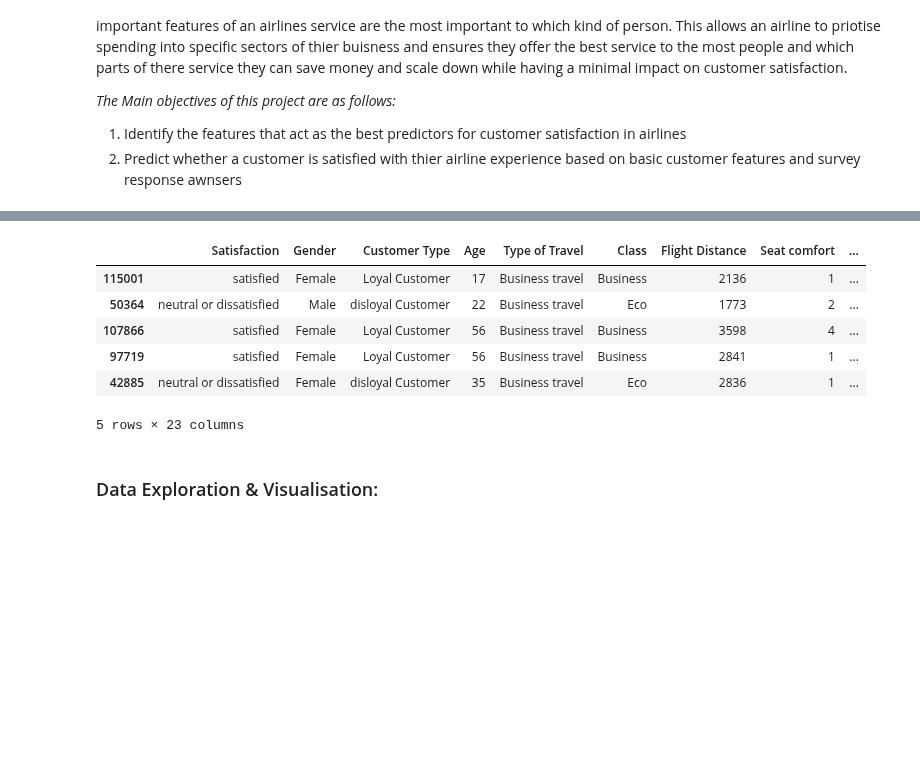
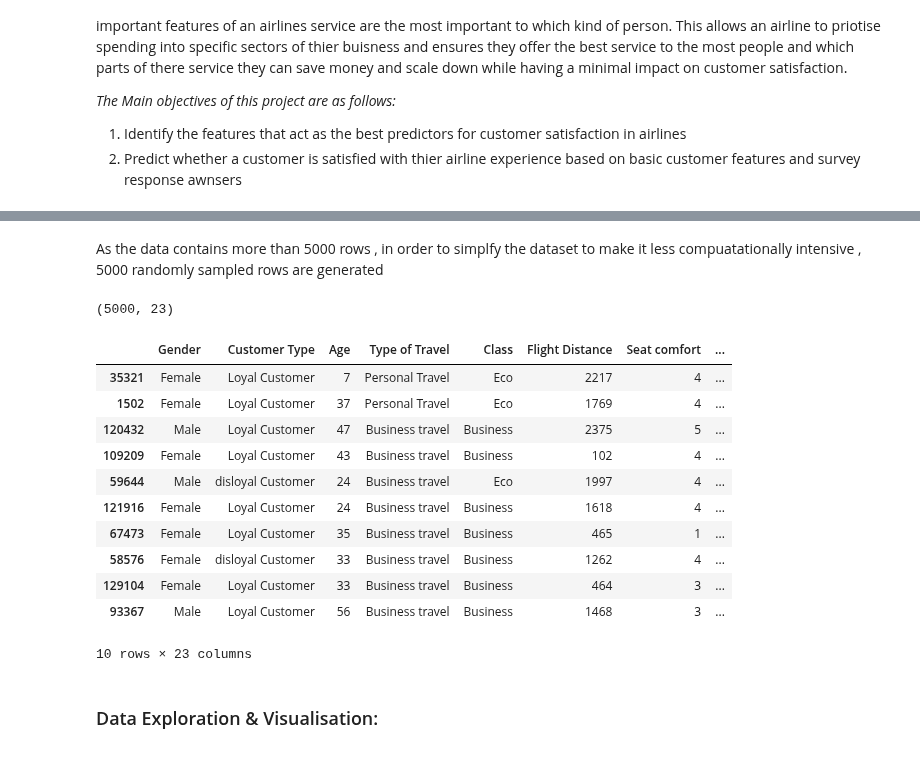
Before and after one commit to Mattjben/Passeneger-satisfaction-machine-learning, a Jupyter notebook: Phase 1_Airplane.ipynb, the cells around one changed output, grey strips where cells are left out. Drawn from its saved outputs; the diff is of its cells as text; code cells hidden in the pictures; blank space fills up the shorter version.

```diff
--- a/Phase 1_Airplane.ipynb
+++ b/Phase 1_Airplane.ipynb
@@ -180,10 +152,14 @@ Index(['id', 'satisfaction_v2', 'Gender', 'Customer Type', 'Age',
 # %%
+# reorder columns so target feature is at the end
+df=df.rename(columns={'satisfaction_v2':'Satisfaction'})
 new_cols = ['id', 'Gender', 'Customer Type', 'Age',
        'Type of Travel', 'Class', 'Flight Distance', 'Seat comfort',
        'Departure/Arrival time convenient', 'Food and drink', 'Gate location',
        'Inflight wifi service', 'Inflight entertainment', 'Online support',
        'Ease of Online booking', 'On-board service', 'Leg room service',
        'Baggage handling', 'Checkin service', 'Cleanliness', 'Online boarding',
-       'Departure Delay in Minutes', 'Arrival Delay in Minutes','satisfaction_v2']
+       'Departure Delay in Minutes', 'Arrival Delay in Minutes','Satisfaction']
+#rename columns + remove redunant column
 df=df.reindex(columns=new_cols)
-df=df.rename(columns={'satisfaction_v2':"Satisfaction"})
+
+airplane_df = df.drop(columns=["id"])
@@ -213,5 +190,4 @@ dtype: int64
 # %%
-print(airplane_df['Arrival Delay in Minutes'].count())
-print(393/airplane_df['Arrival Delay in Minutes'].count())
-airplane_df = airplane_df.dropna()
+airplane_df['Departure Delay in Minutes'] = airplane_df['Departure Delay in Minutes'].astype(float)
+print(airplane_df.dtypes)
 # %% [output]
@@ -220,15 +278,23 @@ airplane_df = airplane_df.dropna()
+# %% [markdown]
+As the data contains more than 5000 rows , in order to simplfy the dataset to make it less compuatationally intensive , 5000 randomly sampled rows are generated
 # %%
-airplane_df = airplane_df.sample(n=5000, random_state=999)
-airplane_df.shape
-airplane_df.sample(5, random_state=999)
+airplane_df = airplane_df.sample(n=5000, random_state=111)
+print(airplane_df.shape)
+airplane_df.sample(10, random_state=111)
 # %% [output]
+(5000, 23)
-|  | Satisfaction | Gender | Customer Type | Age | Type of Travel | Class | Flight Distance | Seat comfort | ... |
-| 115001 | satisfied | Female | Loyal Customer | 17 | Business travel | Business | 2136 | 1 | ... |
-| 50364 | neutral or dissatisfied | Male | disloyal Customer | 22 | Business travel | Eco | 1773 | 2 | ... |
-| 107866 | satisfied | Female | Loyal Customer | 56 | Business travel | Business | 3598 | 4 | ... |
-| 97719 | satisfied | Female | Loyal Customer | 56 | Business travel | Business | 2841 | 1 | ... |
-| 42885 | neutral or dissatisfied | Female | disloyal Customer | 35 | Business travel | Eco | 2836 | 1 | ... |
+|  | Gender | Customer Type | Age | Type of Travel | Class | Flight Distance | Seat comfort | ... |
+| 35321 | Female | Loyal Customer | 7 | Personal Travel | Eco | 2217 | 4 | ... |
+| 1502 | Female | Loyal Customer | 37 | Personal Travel | Eco | 1769 | 4 | ... |
+| 120432 | Male | Loyal Customer | 47 | Business travel | Business | 2375 | 5 | ... |
+| 109209 | Female | Loyal Customer | 43 | Business travel | Business | 102 | 4 | ... |
+| 59644 | Male | disloyal Customer | 24 | Business travel | Eco | 1997 | 4 | ... |
+| 121916 | Female | Loyal Customer | 24 | Business travel | Business | 1618 | 4 | ... |
+| 67473 | Female | Loyal Customer | 35 | Business travel | Business | 465 | 1 | ... |
+| 58576 | Female | disloyal Customer | 33 | Business travel | Business | 1262 | 4 | ... |
+| 129104 | Female | Loyal Customer | 33 | Business travel | Business | 464 | 3 | ... |
+| 93367 | Male | Loyal Customer | 56 | Business travel | Business | 1468 | 3 | ... |
-5 rows × 23 columns
+10 rows × 23 columns
 # %% [markdown]
 <span style='font-family:"Times New Roman"'>
 
```
Also changed, not shown: parts of 22 cells of this notebook.
